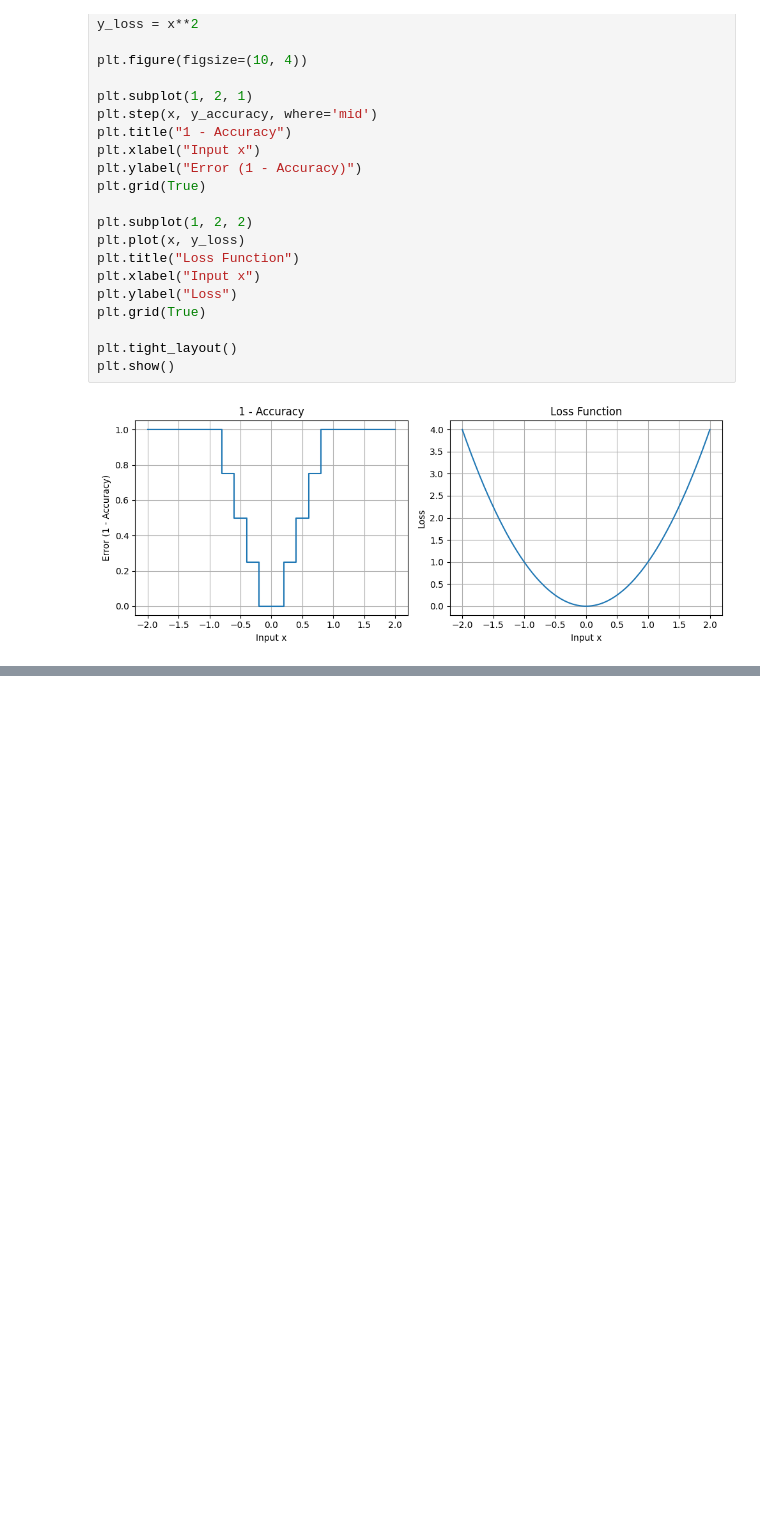
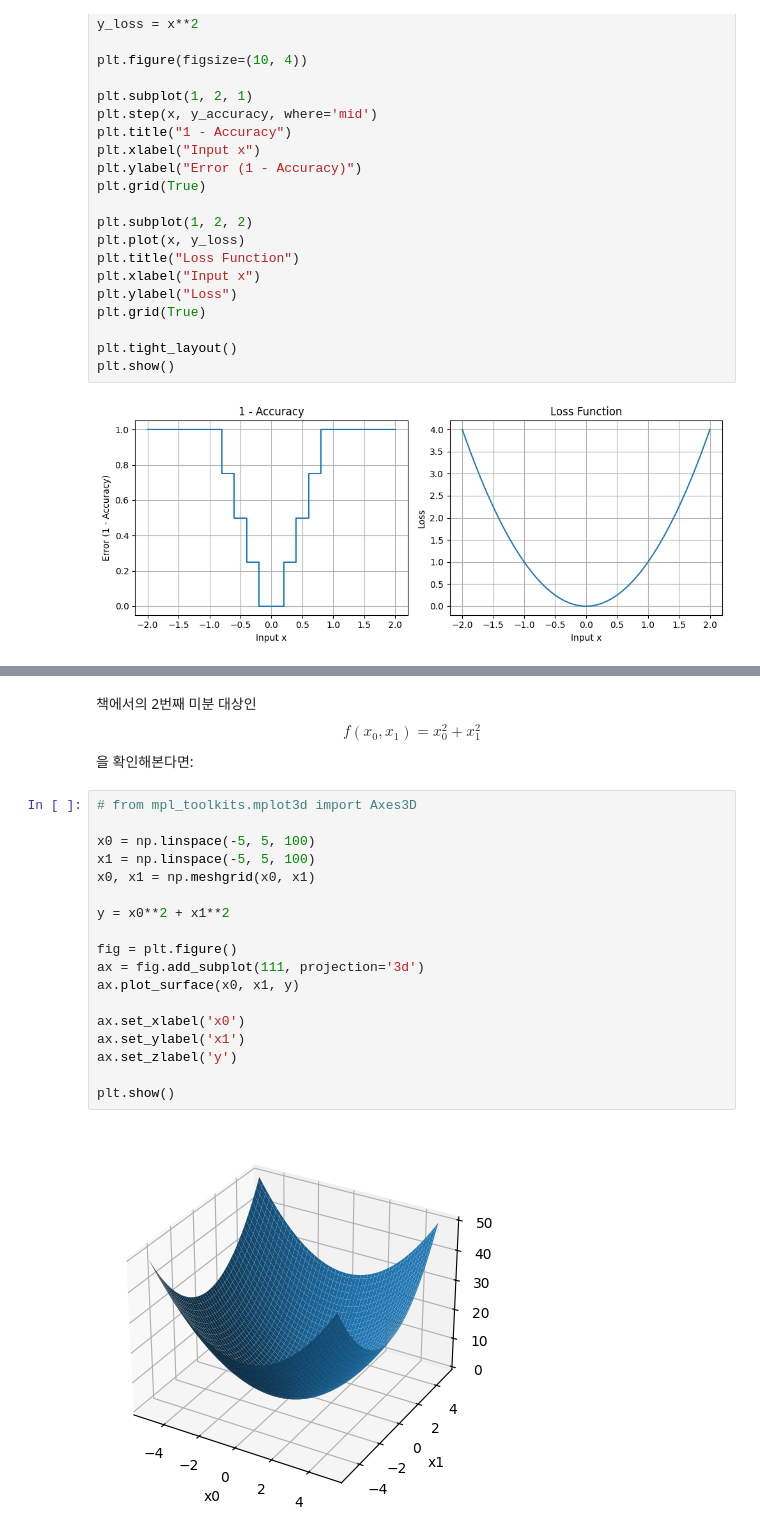
Before and after one commit to maxjo020418/DaeNaMu, a Jupyter notebook: DL_from_scratch_1n2/W4.ipynb, the cells around one changed output, grey strips where cells are left out. Cells and saved outputs as stored; diff of their text form; blank space fills up the shorter version.

```diff
--- a/DL_from_scratch_1n2/W4.ipynb
+++ b/DL_from_scratch_1n2/W4.ipynb
@@ -240,0 +273,26 @@ plt.show()
+# %% [markdown]
+책에서의 2번째 미분 대상인
+$$
+f(x_0, x_1)=x_0^2+x_1^2
+$$
+을 확인해본다면:
+# %%
+# from mpl_toolkits.mplot3d import Axes3D
+
+x0 = np.linspace(-5, 5, 100)
+x1 = np.linspace(-5, 5, 100)
+x0, x1 = np.meshgrid(x0, x1)
+
+y = x0**2 + x1**2
+
+fig = plt.figure()
+ax = fig.add_subplot(111, projection='3d')
+ax.plot_surface(x0, x1, y)
+
+ax.set_xlabel('x0')
+ax.set_ylabel('x1')
+ax.set_zlabel('y')
+
+plt.show()
+# %% [output]
+[figure, added]
```
Also changed, not shown: parts of 32 cells of this notebook, 6 other files.
